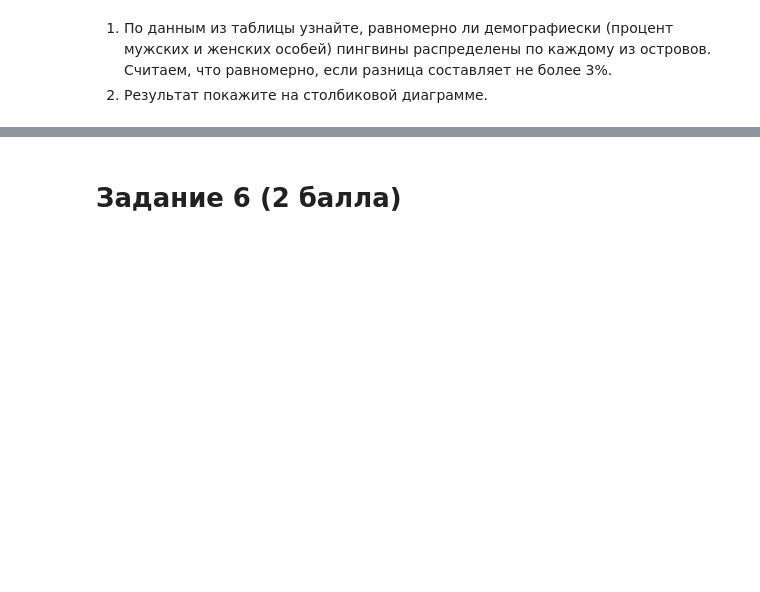
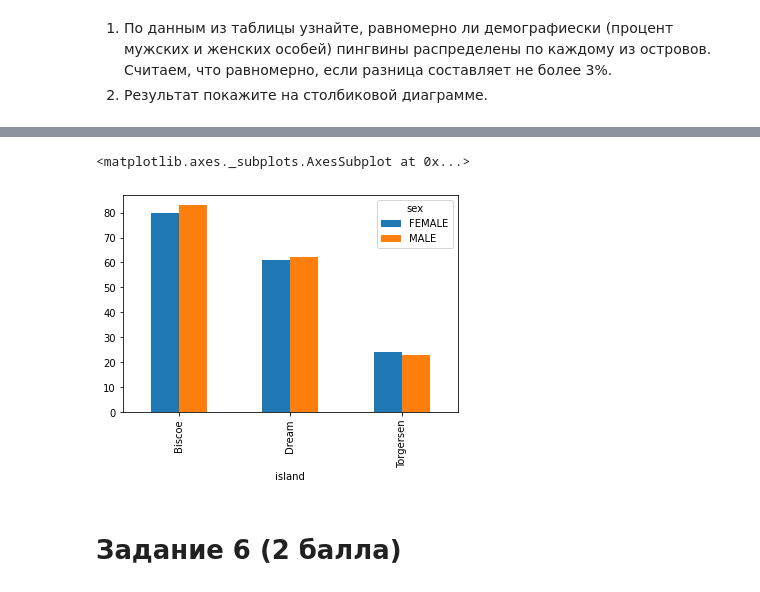
Before and after one commit to xhackerino/DataAnalysisLab_2, a Jupyter notebook: Lab2_Rakin_Ilya.ipynb, the cells around one changed output, grey strips where cells are left out. Saved outputs shown, nothing was run; the diff lists cells and outputs as text; code cells hidden in the pictures; blank space fills up the shorter version.

```diff
--- a/Lab2_Rakin_Ilya.ipynb
+++ b/Lab2_Rakin_Ilya.ipynb
@@ -175,0 +174,7 @@ dframe.isnull().sum().idxmax() # <== task 2 done
+# %%
+from matplotlib import pyplot as plt
+dfr = dframe[dframe.sex != '.']
+# dframe.groupby(['island', 'sex']).groups
+# dframe[('sex')].value_counts()
+df = dfr.groupby(['island', 'sex']).size().unstack(fill_value=0) # <== task 1 done
+df
@@ -176,3 +187,8 @@ dframe.isnull().sum().idxmax() # <== task 2 done
+# %%
+df.plot.bar() #<== task 2 done
+# %% [output]
+<matplotlib.axes._subplots.AxesSubplot at 0x...>
+[figure, added]
 # %% [markdown]
 # Задание 6 (2 балла)
 # %% [markdown]
```
Also changed, not shown: parts of 6 cells of this notebook.
